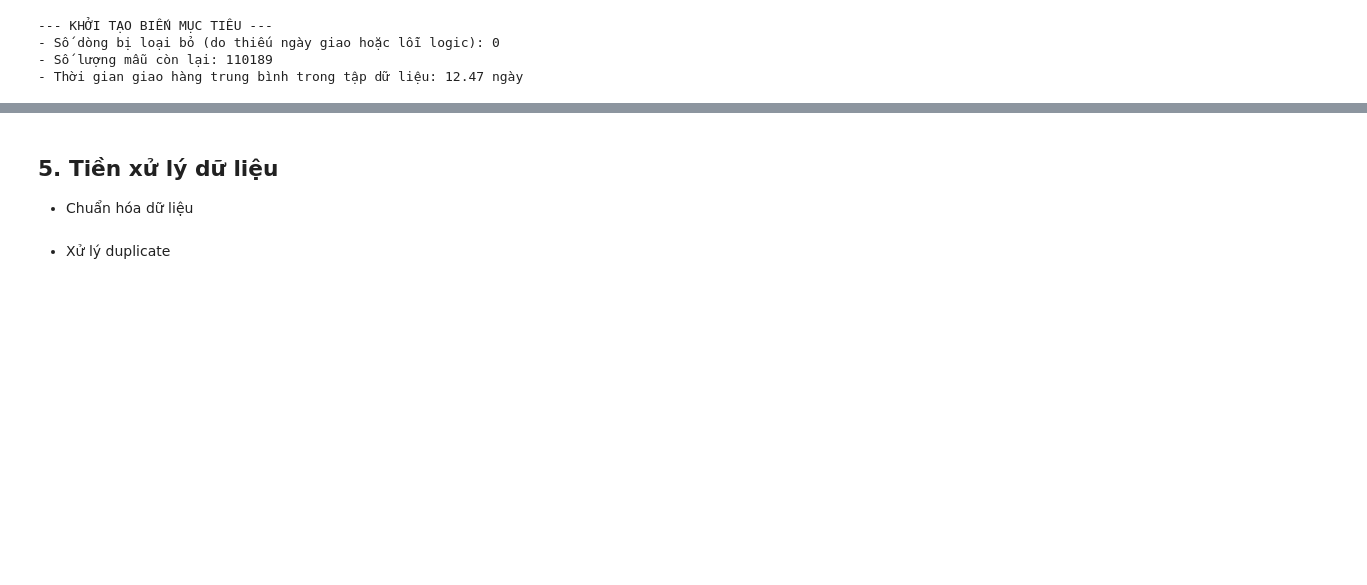
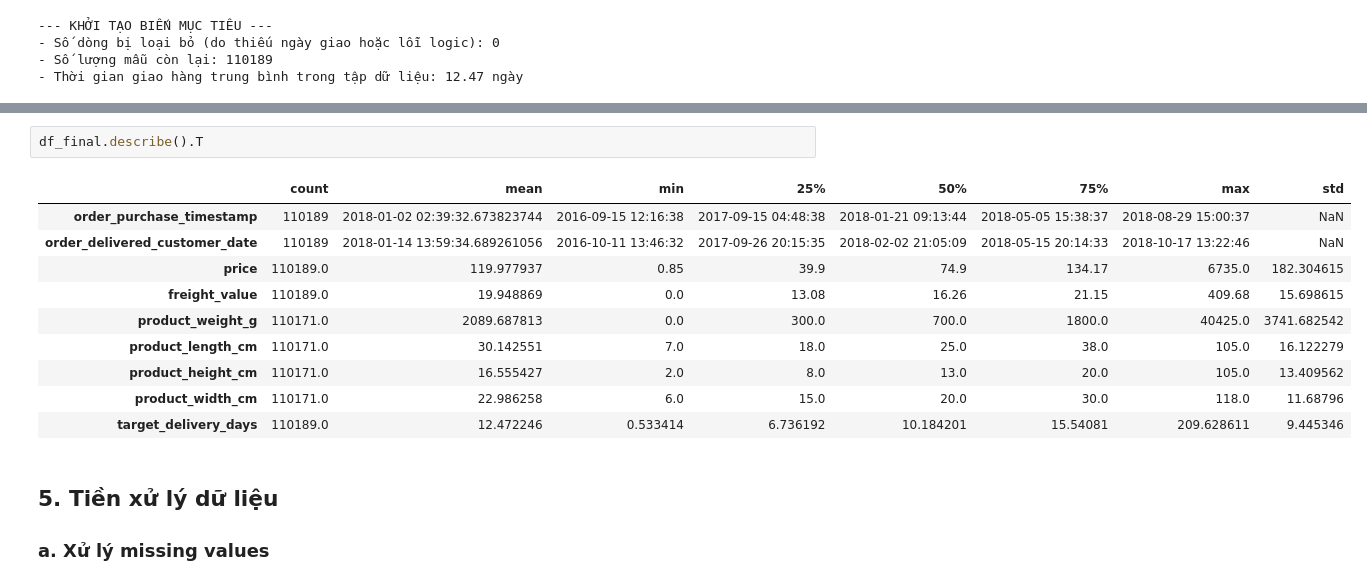
Before and after one commit to conluoi123/Machine-Learning---Project-1-, a Jupyter notebook: code/Part1_Regression/notebook.ipynb, the cells around one changed output, grey strips where cells are left out. Drawn from its saved outputs; the diff is of its cells as text; blank space fills up the shorter version.

Commit message:
feat(preprocess): update missing value in notebook

```diff
--- a/code/Part1_Regression/notebook.ipynb
+++ b/code/Part1_Regression/notebook.ipynb
@@ -388,5 +412,16 @@ df_final.to_csv(f"{path}raw_data.csv",index =False)
+# %%
+df_final.describe().T
+# %% [output]
+|  | count | mean | min | 25% | 50% | 75% | max | std |
+| order_purchase_timestamp | 110189 | 2018-01-02 02:39:32.673823744 | 2016-09-15 12:16:38 | 2017-09-15 04:48:38 | 2018-01-21 09:13:44 | 2018-05-05 15:38:37 | 2018-08-29 15:00:37 | NaN |
+| order_delivered_customer_date | 110189 | 2018-01-14 13:59:34.689261056 | 2016-10-11 13:46:32 | 2017-09-26 20:15:35 | 2018-02-02 21:05:09 | 2018-05-15 20:14:33 | 2018-10-17 13:22:46 | NaN |
+| price | 110189.0 | 119.977937 | 0.85 | 39.9 | 74.9 | 134.17 | 6735.0 | 182.304615 |
+| freight_value | 110189.0 | 19.948869 | 0.0 | 13.08 | 16.26 | 21.15 | 409.68 | 15.698615 |
+| product_weight_g | 110171.0 | 2089.687813 | 0.0 | 300.0 | 700.0 | 1800.0 | 40425.0 | 3741.682542 |
+| product_length_cm | 110171.0 | 30.142551 | 7.0 | 18.0 | 25.0 | 38.0 | 105.0 | 16.122279 |
+| product_height_cm | 110171.0 | 16.555427 | 2.0 | 8.0 | 13.0 | 20.0 | 105.0 | 13.409562 |
+| product_width_cm | 110171.0 | 22.986258 | 6.0 | 15.0 | 20.0 | 30.0 | 118.0 | 11.68796 |
+| target_delivery_days | 110189.0 | 12.472246 | 0.533414 | 6.736192 | 10.184201 | 15.54081 | 209.628611 | 9.445346 |
 # %% [markdown]
 ## 5. Tiền xử lý dữ liệu
-- Chuẩn hóa dữ liệu
+### a. Xử lý missing values
-# %% [markdown]
-- Xử lý duplicate
```
Also changed, not shown: parts of 12 cells of this notebook, 1 other file.
